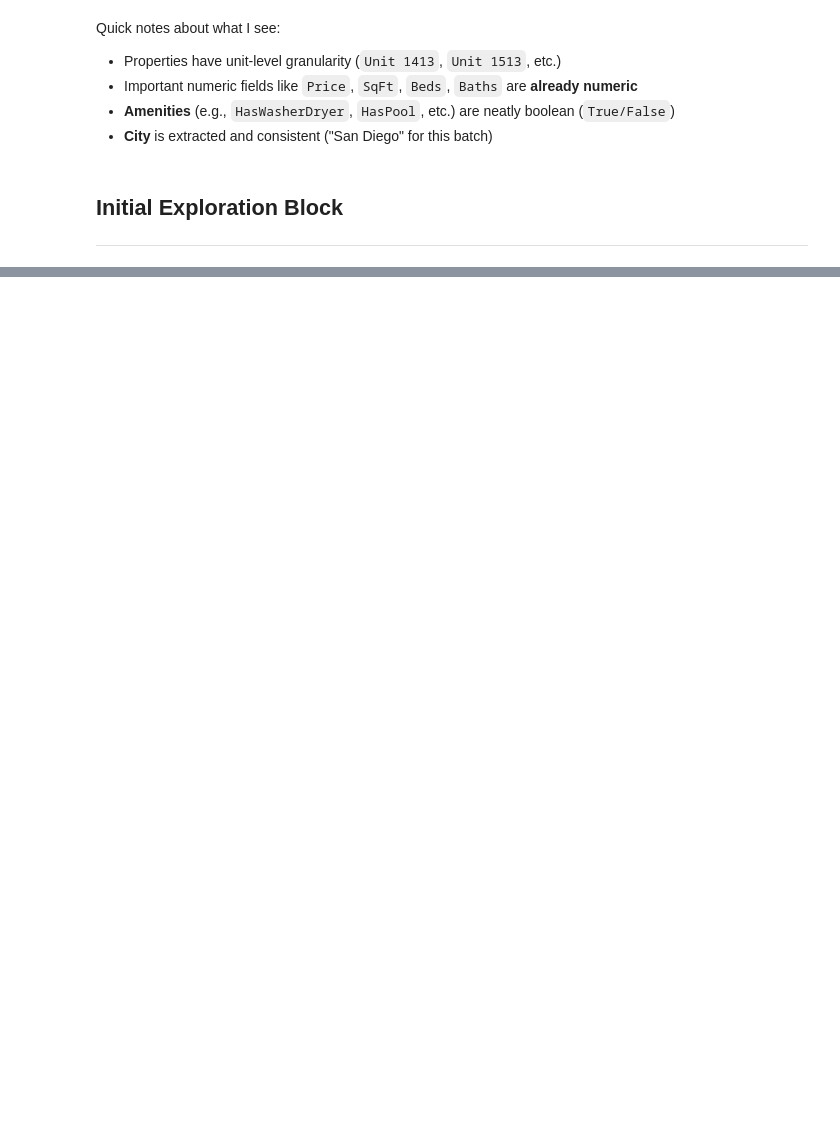
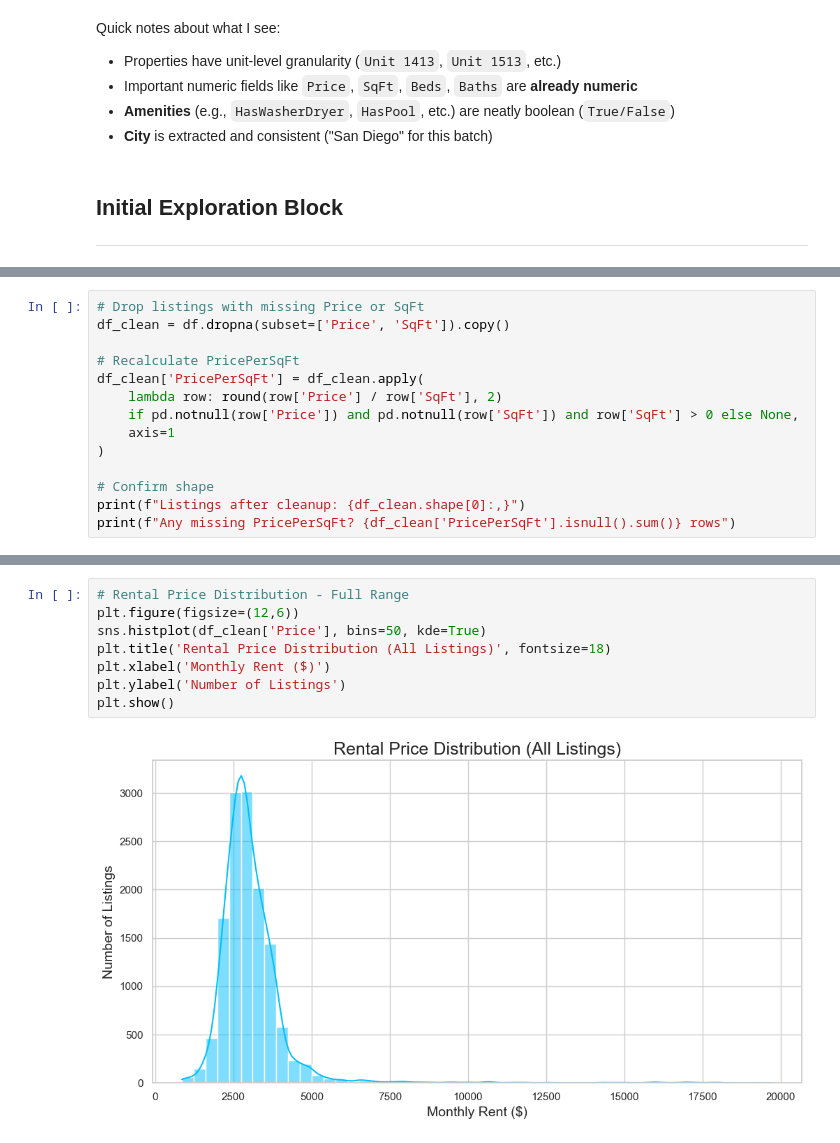
Before and after one commit to JTMarcu/rental_price, a Jupyter notebook: sd_rental_analysis.ipynb, the cells around one changed output, grey strips where cells are left out. Drawn from its saved outputs; the diff is of its cells as text; blank space fills up the shorter version.

```diff
--- a/sd_rental_analysis.ipynb
+++ b/sd_rental_analysis.ipynb
@@ -196,0 +143,14 @@ Would you like to run this **cleaning block** next?
+# %%
+# Drop listings with missing Price or SqFt
+df_clean = df.dropna(subset=['Price', 'SqFt']).copy()
+
+# Recalculate PricePerSqFt
+df_clean['PricePerSqFt'] = df_clean.apply(
+    lambda row: round(row['Price'] / row['SqFt'], 2)
+    if pd.notnull(row['Price']) and pd.notnull(row['SqFt']) and row['SqFt'] > 0 else None,
+    axis=1
+)
+
+# Confirm shape
+print(f"Listings after cleanup: {df_clean.shape[0]:,}")
+print(f"Any missing PricePerSqFt? {df_clean['PricePerSqFt'].isnull().sum()} rows")
@@ -196,0 +172,10 @@ Would you like to run this **cleaning block** next?
+# %%
+# Rental Price Distribution - Full Range
+plt.figure(figsize=(12,6))
+sns.histplot(df_clean['Price'], bins=50, kde=True)
+plt.title('Rental Price Distribution (All Listings)', fontsize=18)
+plt.xlabel('Monthly Rent ($)')
+plt.ylabel('Number of Listings')
+plt.show()
+# %% [output]
+[figure, added]
```
Also changed, not shown: parts of 16 cells of this notebook.
